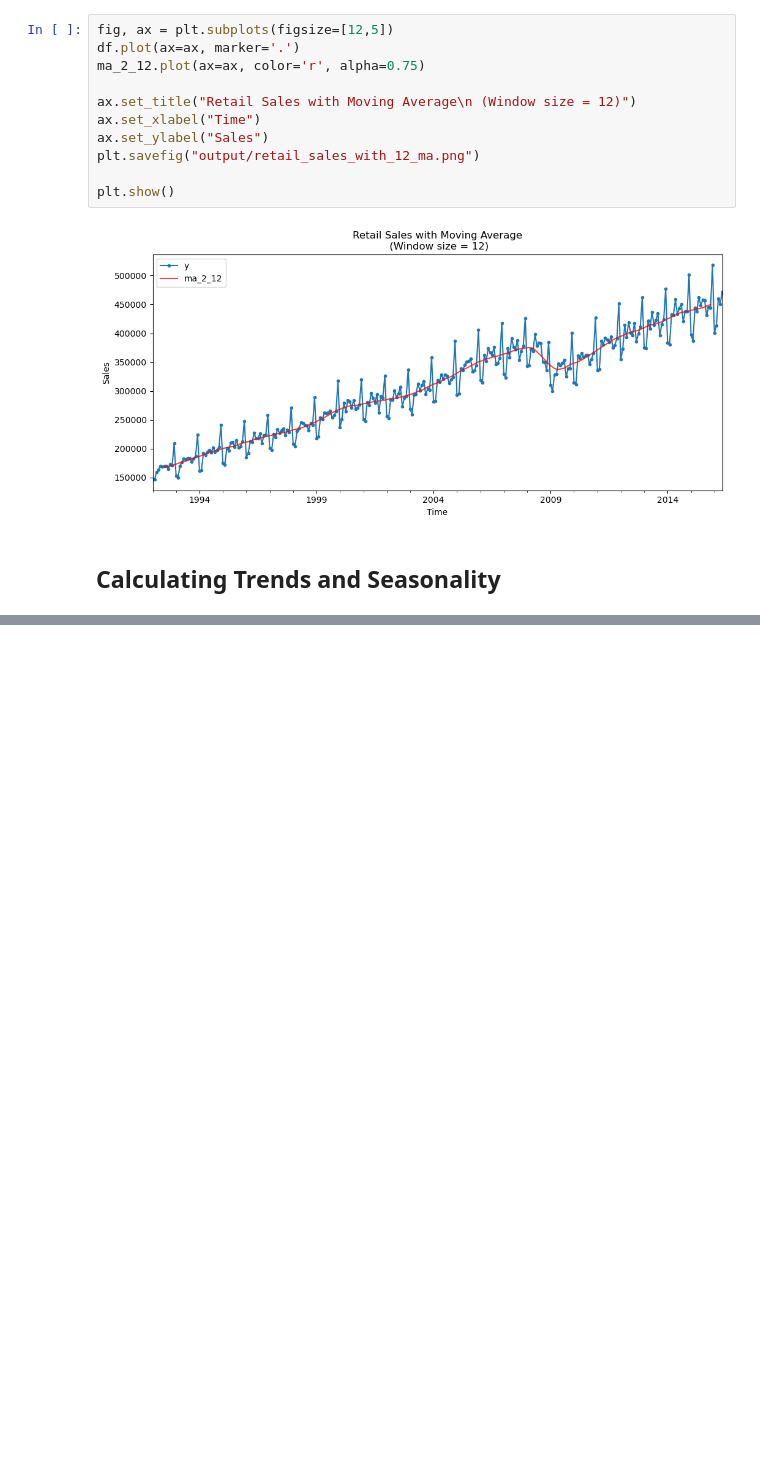
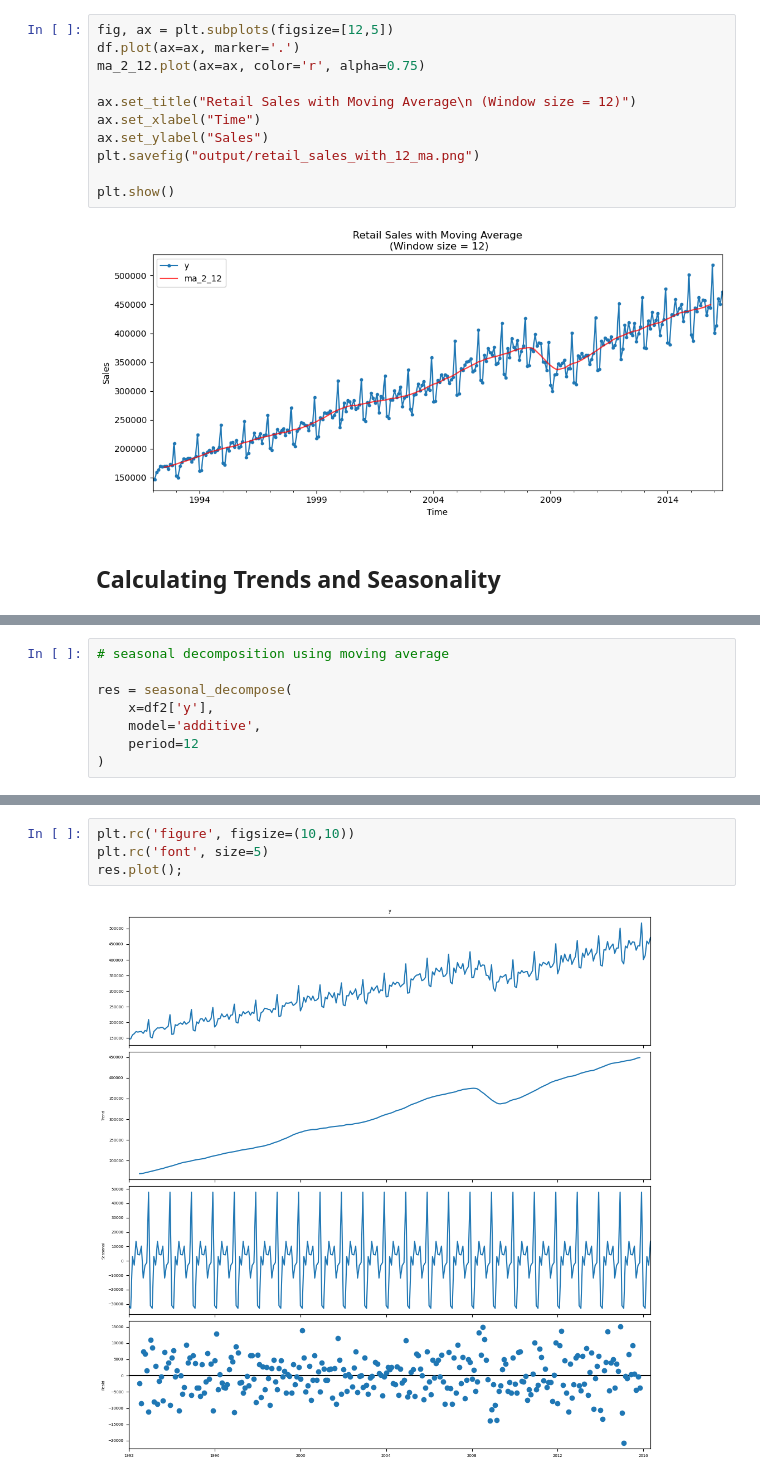
Before and after one commit to Htet-Khant-Linn/STAT_303_-Time_Series_Analysis, a Jupyter notebook: In-Class Exercise/Week_4/2026-02-23_Moving-Average.ipynb, the cells around one changed output, grey strips where cells are left out. Drawn from its saved outputs; the diff is of its cells as text; blank space fills up the shorter version.

```diff
--- a/In-Class Exercise/Week_4/2026-02-23_Moving-Average.ipynb
+++ b/In-Class Exercise/Week_4/2026-02-23_Moving-Average.ipynb
@@ -127,0 +242,8 @@ plt.show()
+# %%
+# seasonal decomposition using moving average
+
+res = seasonal_decompose(
+    x=df2['y'],
+    model='additive',
+    period=12
+)
@@ -127,0 +271,6 @@ plt.show()
+# %%
+plt.rc('figure', figsize=(10,10))
+plt.rc('font', size=5)
+res.plot();
+# %% [output]
+[figure, added]
```
Also changed, not shown: parts of 12 cells of this notebook.
